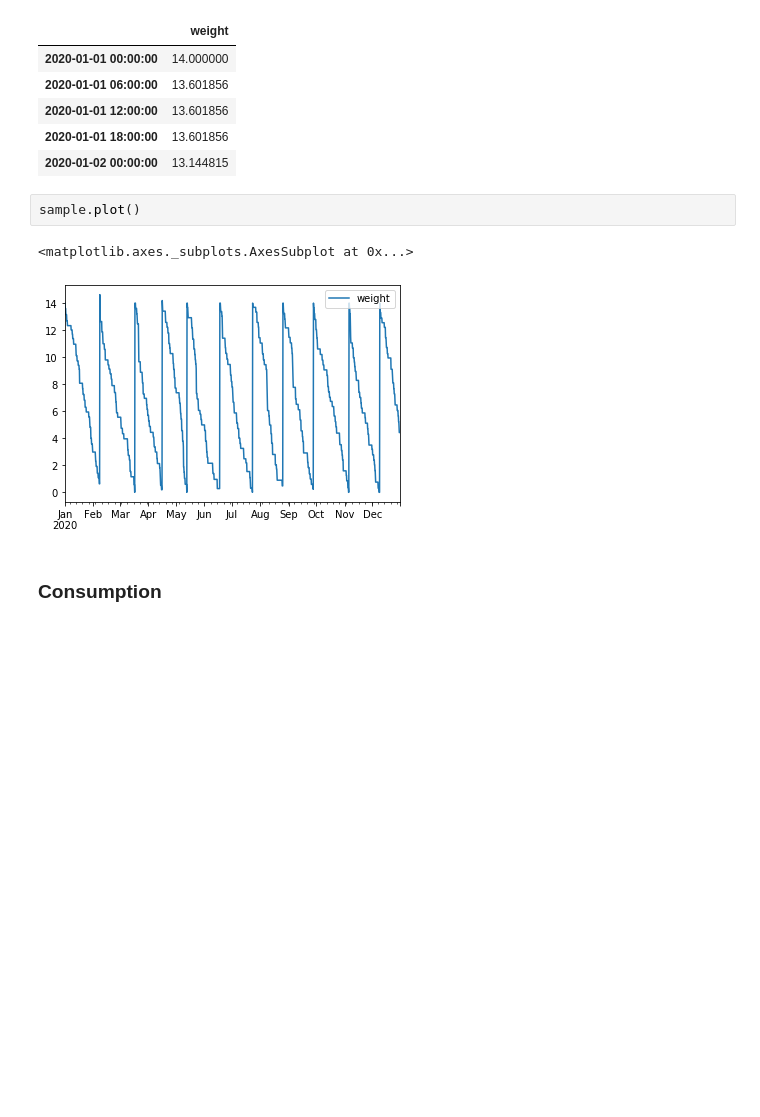
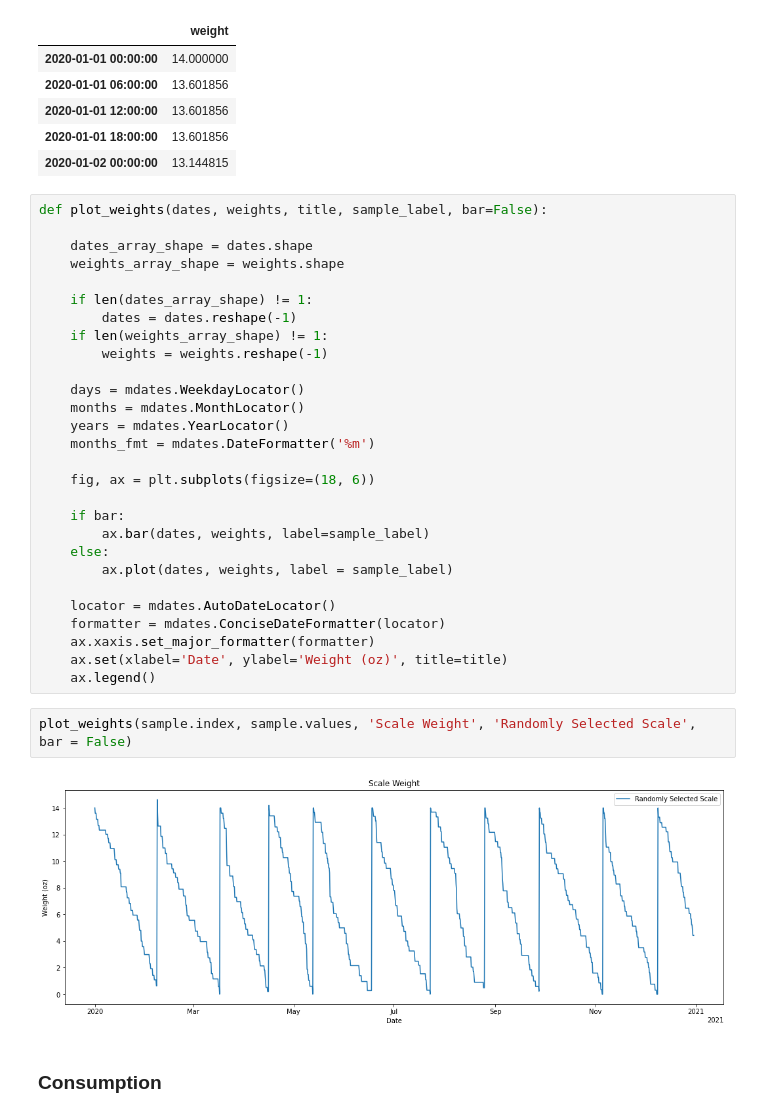
Before and after one commit to jbpauly/smart-simulation, a Jupyter notebook: smart_simulation/Notebooks/hypothesis_analysis.ipynb, the cells around one changed output. Drawn from its saved outputs; the diff is of its cells as text; blank space fills up the shorter version.

```diff
--- a/smart_simulation/Notebooks/hypothesis_analysis.ipynb
+++ b/smart_simulation/Notebooks/hypothesis_analysis.ipynb
@@ -43,11 +46,38 @@ sample.head()
 | 2020-01-01 12:00:00 | 13.601856 |
 | 2020-01-01 18:00:00 | 13.601856 |
 | 2020-01-02 00:00:00 | 13.144815 |
-# %%
-sample.plot()
-# %% [output]
-<matplotlib.axes._subplots.AxesSubplot at 0x...>
-[figure, removed]
+# %%
+def plot_weights(dates, weights, title, sample_label, bar=False):
+
+    dates_array_shape = dates.shape
+    weights_array_shape = weights.shape
+
+    if len(dates_array_shape) != 1:
+        dates = dates.reshape(-1)
+    if len(weights_array_shape) != 1:
+        weights = weights.reshape(-1)
+
+    days = mdates.WeekdayLocator()
+    months = mdates.MonthLocator()
+    years = mdates.YearLocator()
+    months_fmt = mdates.DateFormatter('%m')
+
+    fig, ax = plt.subplots(figsize=(18, 6))
+
+    if bar:
+        ax.bar(dates, weights, label=sample_label)
+    else:
+        ax.plot(dates, weights, label = sample_label)
+
+    locator = mdates.AutoDateLocator()
+    formatter = mdates.ConciseDateFormatter(locator)
+    ax.xaxis.set_major_formatter(formatter)
+    ax.set(xlabel='Date', ylabel='Weight (oz)', title=title)
+    ax.legend()
+# %%
+plot_weights(sample.index, sample.values, 'Scale Weight', 'Randomly Selected Scale', bar = False)
+# %% [output]
+[figure, added]
 # %% [markdown]
 ### Consumption
 # %%
```
Also changed, not shown: parts of 21 cells of this notebook.
